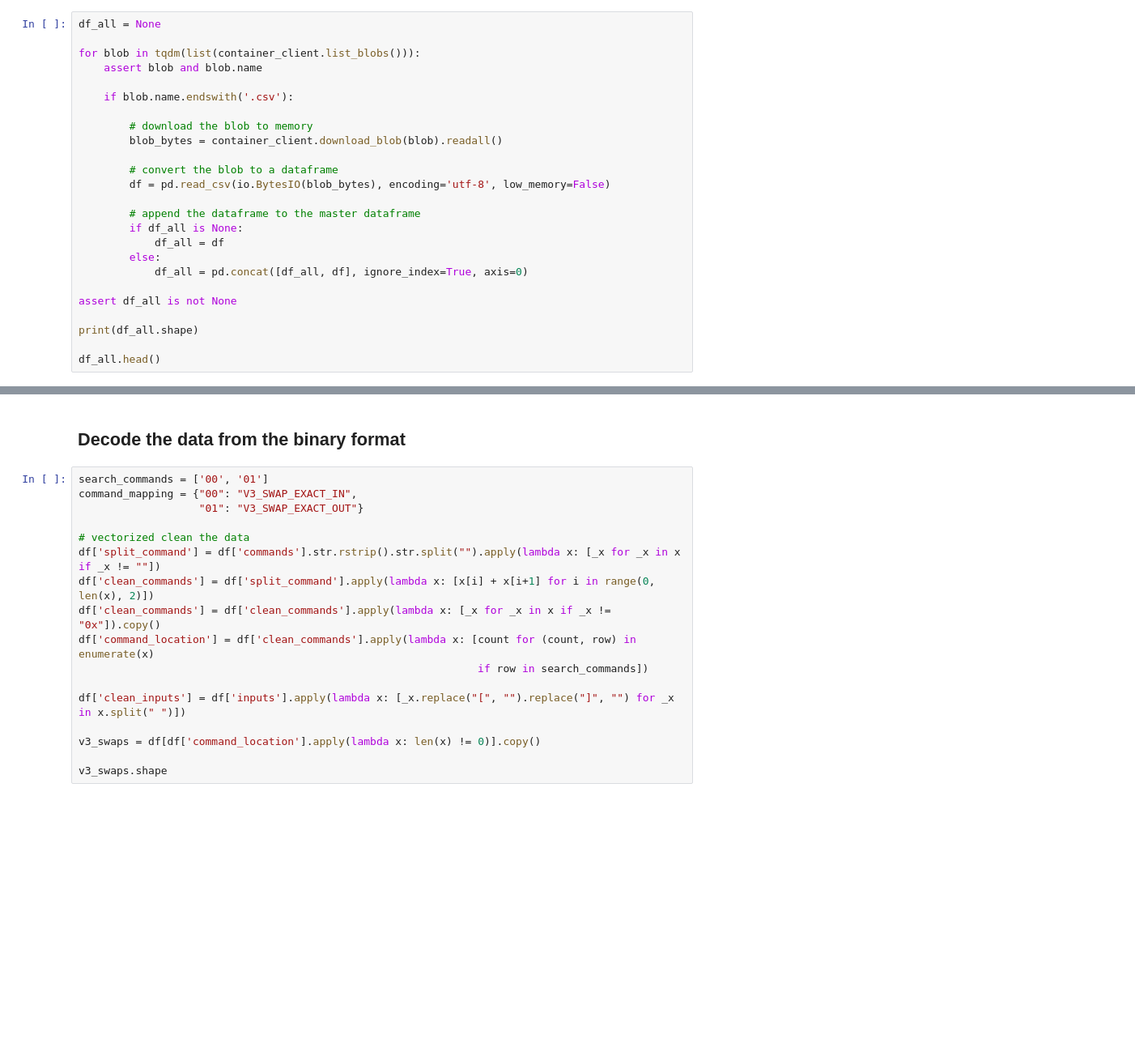
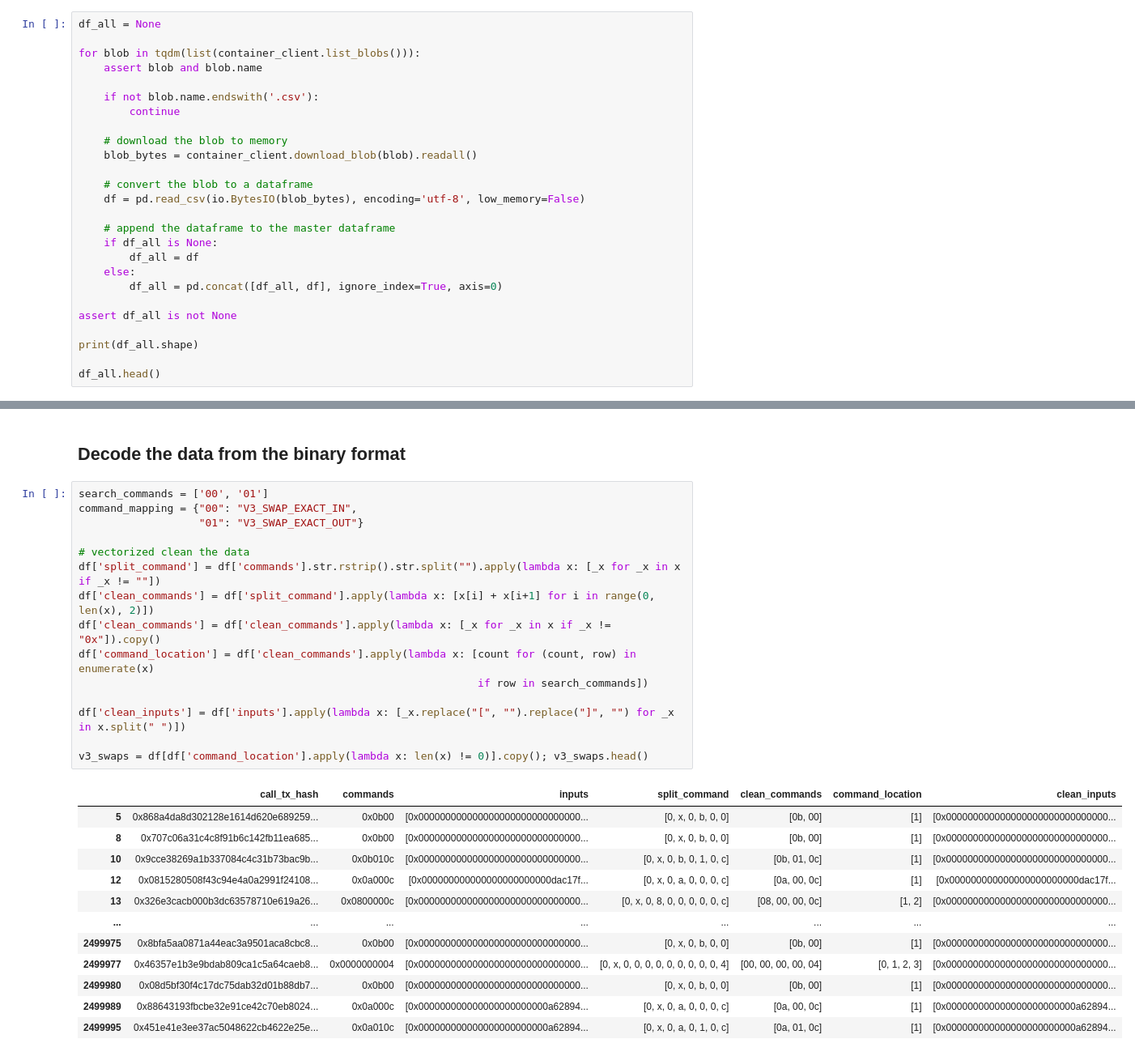
Before and after one commit to ankile/defi-measurement, a Jupyter notebook: data_collection/parse_traces.ipynb, the cells around one changed output, grey strips where cells are left out. Shown at 81% size. Drawn from its saved outputs; the diff is of its cells as text; blank space fills up the shorter version.

```diff
--- a/data_collection/parse_traces.ipynb
+++ b/data_collection/parse_traces.ipynb
@@ -58,19 +63,20 @@ df_all = None
 for blob in tqdm(list(container_client.list_blobs())):
     assert blob and blob.name
 
-    if blob.name.endswith('.csv'):
+    if not blob.name.endswith('.csv'):
+        continue
 
-        # download the blob to memory
-        blob_bytes = container_client.download_blob(blob).readall()
+    # download the blob to memory
+    blob_bytes = container_client.download_blob(blob).readall()
 
-        # convert the blob to a dataframe
-        df = pd.read_csv(io.BytesIO(blob_bytes), encoding='utf-8', low_memory=False)
+    # convert the blob to a dataframe
+    df = pd.read_csv(io.BytesIO(blob_bytes), encoding='utf-8', low_memory=False)
 
-        # append the dataframe to the master dataframe
-        if df_all is None:
-            df_all = df
-        else:
-            df_all = pd.concat([df_all, df], ignore_index=True, axis=0)
+    # append the dataframe to the master dataframe
+    if df_all is None:
+        df_all = df
+    else:
+        df_all = pd.concat([df_all, df], ignore_index=True, axis=0)
 
 assert df_all is not None
 
@@ -88,17 +104,28 @@ df.shape
 # %%
 search_commands = ['00', '01']
 command_mapping = {"00": "V3_SWAP_EXACT_IN",
                    "01": "V3_SWAP_EXACT_OUT"}
 
 # vectorized clean the data
 df['split_command'] = df['commands'].str.rstrip().str.split("").apply(lambda x: [_x for _x in x if _x != ""])
 df['clean_commands'] = df['split_command'].apply(lambda x: [x[i] + x[i+1] for i in range(0, len(x), 2)])
 df['clean_commands'] = df['clean_commands'].apply(lambda x: [_x for _x in x if _x != "0x"]).copy()
 df['command_location'] = df['clean_commands'].apply(lambda x: [count for (count, row) in enumerate(x)
                                                                if row in search_commands])
 
 df['clean_inputs'] = df['inputs'].apply(lambda x: [_x.replace("[", "").replace("]", "") for _x in x.split(" ")])
 
-v3_swaps = df[df['command_location'].apply(lambda x: len(x) != 0)].copy()
-
-v3_swaps.shape
+v3_swaps = df[df['command_location'].apply(lambda x: len(x) != 0)].copy(); v3_swaps.head()
+# %% [output]
+|  | call_tx_hash | commands | inputs | split_command | clean_commands | command_location | clean_inputs |
+| 5 | 0x868a4da8d302128e1614d620e689259... | 0x0b00 | [0x000000000000000000000000000000... | [0, x, 0, b, 0, 0] | [0b, 00] | [1] | [0x000000000000000000000000000000... |
+| 8 | 0x707c06a31c4c8f91b6c142fb11ea685... | 0x0b00 | [0x000000000000000000000000000000... | [0, x, 0, b, 0, 0] | [0b, 00] | [1] | [0x000000000000000000000000000000... |
+| 10 | 0x9cce38269a1b337084c4c31b73bac9b... | 0x0b010c | [0x000000000000000000000000000000... | [0, x, 0, b, 0, 1, 0, c] | [0b, 01, 0c] | [1] | [0x000000000000000000000000000000... |
+| 12 | 0x0815280508f43c94e4a0a2991f24108... | 0x0a000c | [0x000000000000000000000000dac17f... | [0, x, 0, a, 0, 0, 0, c] | [0a, 00, 0c] | [1] | [0x000000000000000000000000dac17f... |
+| 13 | 0x326e3cacb000b3dc63578710e619a26... | 0x0800000c | [0x000000000000000000000000000000... | [0, x, 0, 8, 0, 0, 0, 0, 0, c] | [08, 00, 00, 0c] | [1, 2] | [0x000000000000000000000000000000... |
+| ... | ... | ... | ... | ... | ... | ... | ... |
+| 2499975 | 0x8bfa5aa0871a44eac3a9501aca8cbc8... | 0x0b00 | [0x000000000000000000000000000000... | [0, x, 0, b, 0, 0] | [0b, 00] | [1] | [0x000000000000000000000000000000... |
+| 2499977 | 0x46357e1b3e9bdab809ca1c5a64caeb8... | 0x0000000004 | [0x000000000000000000000000000000... | [0, x, 0, 0, 0, 0, 0, 0, 0, 0, 0, 4] | [00, 00, 00, 00, 04] | [0, 1, 2, 3] | [0x000000000000000000000000000000... |
+| 2499980 | 0x08d5bf30f4c17dc75dab32d01b88db7... | 0x0b00 | [0x000000000000000000000000000000... | [0, x, 0, b, 0, 0] | [0b, 00] | [1] | [0x000000000000000000000000000000... |
+| 2499989 | 0x88643193fbcbe32e91ce42c70eb8024... | 0x0a000c | [0x000000000000000000000000a62894... | [0, x, 0, a, 0, 0, 0, c] | [0a, 00, 0c] | [1] | [0x000000000000000000000000a62894... |
+| 2499995 | 0x451e41e3ee37ac5048622cb4622e25e... | 0x0a010c | [0x000000000000000000000000a62894... | [0, x, 0, a, 0, 1, 0, c] | [0a, 01, 0c] | [1] | [0x000000000000000000000000a62894... |
```
Also changed, not shown: parts of 13 cells of this notebook.
